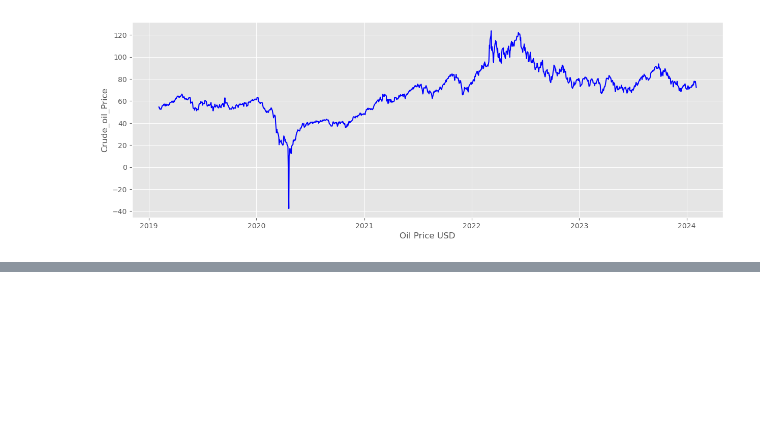
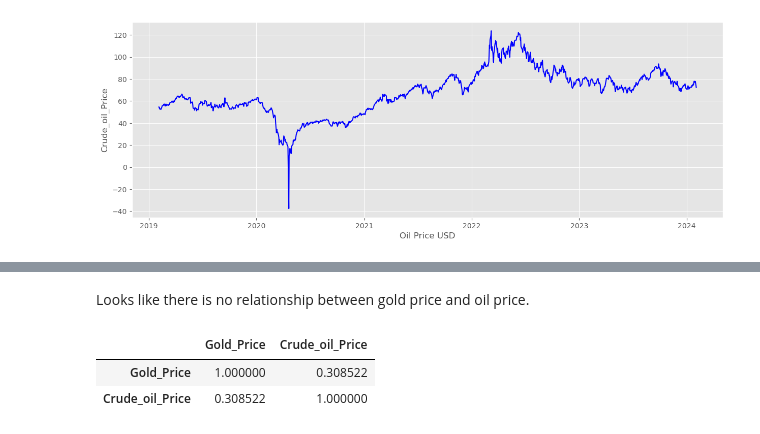
Before and after one commit to loayalabri/Oil-and-Gold-19-24, a Jupyter notebook: AffectOfWar.ipynb, the cells around one changed output, grey strips where cells are left out. Cells and saved outputs as stored; diff of their text form; code cells hidden in the pictures; blank space fills up the shorter version.

```diff
--- a/AffectOfWar.ipynb
+++ b/AffectOfWar.ipynb
@@ -164,0 +175,8 @@ plt.xlabel('Oil Price USD');
+# %% [markdown]
+Looks like there is no relationship between gold price and oil price.
+# %%
+price_data[['Gold_Price', 'Crude_oil_Price']].corr()
+# %% [output]
+|  | Gold_Price | Crude_oil_Price |
+| Gold_Price | 1.000000 | 0.308522 |
+| Crude_oil_Price | 0.308522 | 1.000000 |
```
Also changed, not shown: parts of 3 cells of this notebook.
